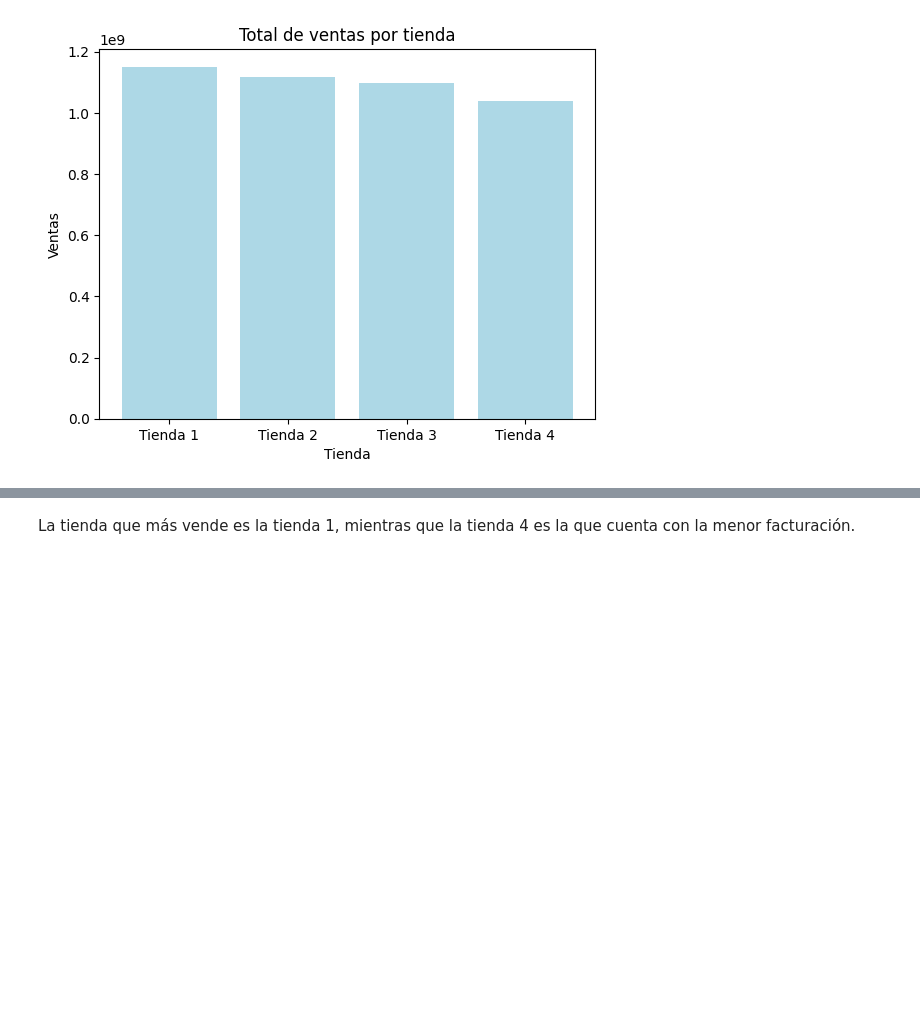
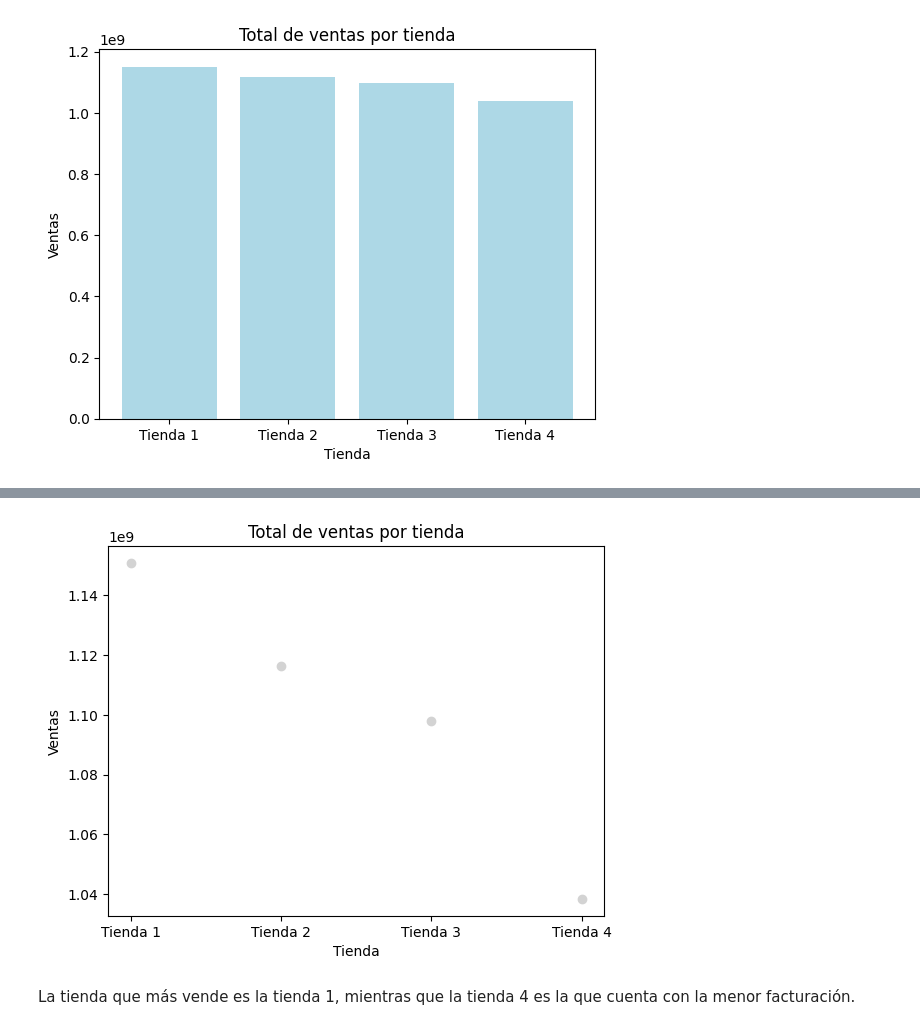
Before and after one commit to chris-zapata/alura_store, a Jupyter notebook: AluraStoreLatam.ipynb, the cells around one changed output, grey strips where cells are left out. Cells and saved outputs as stored; diff of their text form; code cells hidden in the pictures; blank space fills up the shorter version.

```diff
--- a/AluraStoreLatam.ipynb
+++ b/AluraStoreLatam.ipynb
@@ -145,3 +153,11 @@ plt.show()
+# %%
+plt.scatter(tiendas, ventas_tiendas, label='Ventas por tienda', color='lightgray')
+plt.title('Total de ventas por tienda')
+plt.xlabel('Tienda')
+plt.ylabel('Ventas')
+plt.show()
+# %% [output]
+[figure, added]
 # %% [markdown]
 La tienda que más vende es la tienda 1, mientras que la tienda 4 es la que cuenta con la menor facturación.
 # %% [markdown]
```
Also changed, not shown: parts of 9 cells of this notebook.
